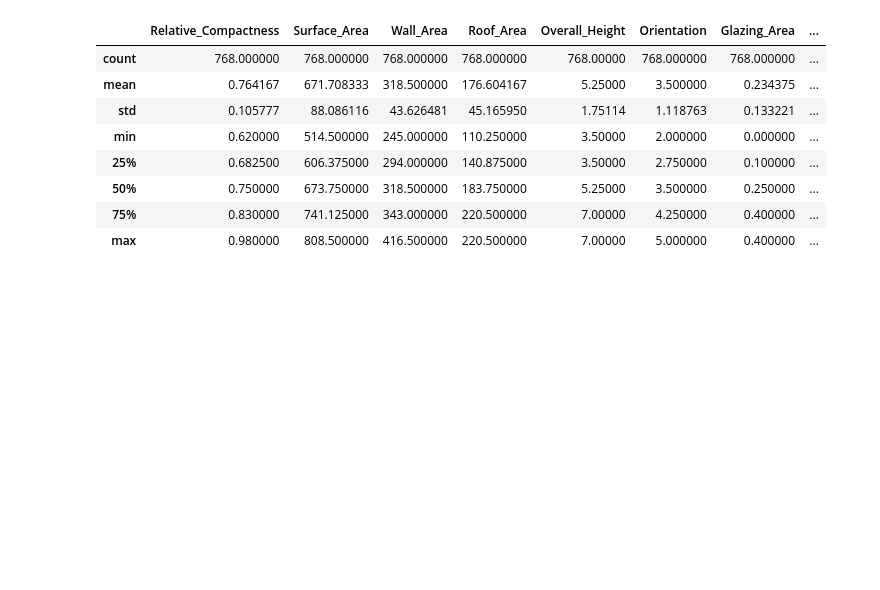
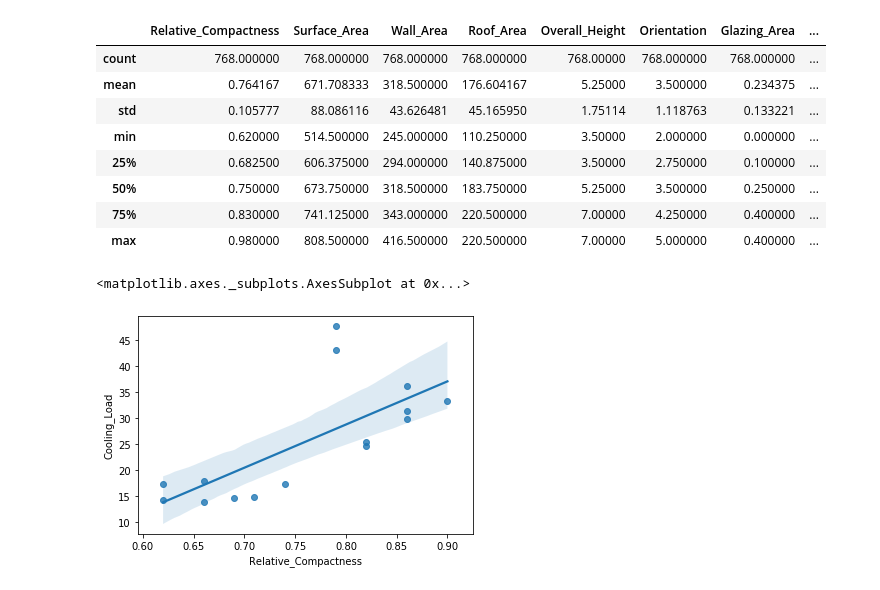
Before and after one commit to AyodejiIbimilua/hamoye_stage_b, a Jupyter notebook: Stage B/practice.ipynb, the cells around one changed output. Saved outputs shown, nothing was run; the diff lists cells and outputs as text; code cells hidden in the pictures; blank space fills up the shorter version.

```diff
--- a/Stage B/practice.ipynb
+++ b/Stage B/practice.ipynb
@@ -49,3 +49,10 @@ energy.describe()
 | 50% | 0.750000 | 673.750000 | 318.500000 | 183.750000 | 5.25000 | 3.500000 | 0.250000 | ... |
 | 75% | 0.830000 | 741.125000 | 343.000000 | 220.500000 | 7.00000 | 4.250000 | 0.400000 | ... |
 | max | 0.980000 | 808.500000 | 416.500000 | 220.500000 | 7.00000 | 5.000000 | 0.400000 | ... |
+# %%
+simple_linear_regr = energy[["Relative_Compactness", "Cooling_Load"]].sample(15, random_state=2)
+# %%
+sns.regplot(simple_linear_regr["Relative_Compactness"], simple_linear_regr["Cooling_Load"])
+# %% [output]
+<matplotlib.axes._subplots.AxesSubplot at 0x...>
+[figure, added]
```
Also changed, not shown: parts of 16 cells of this notebook, 2 other files.
